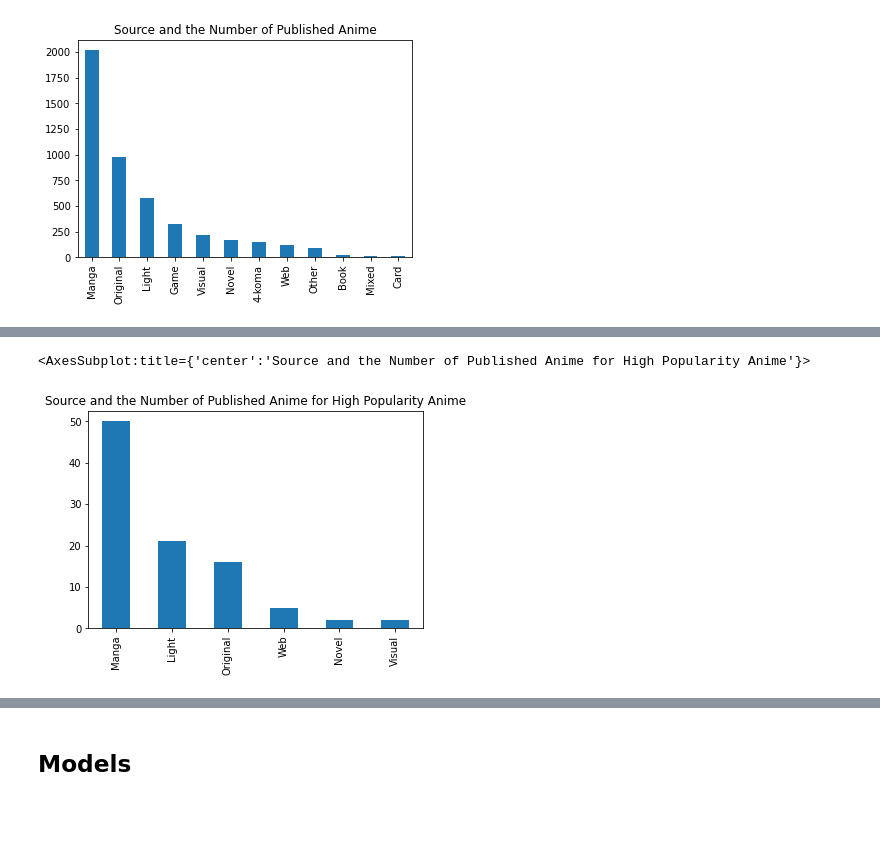
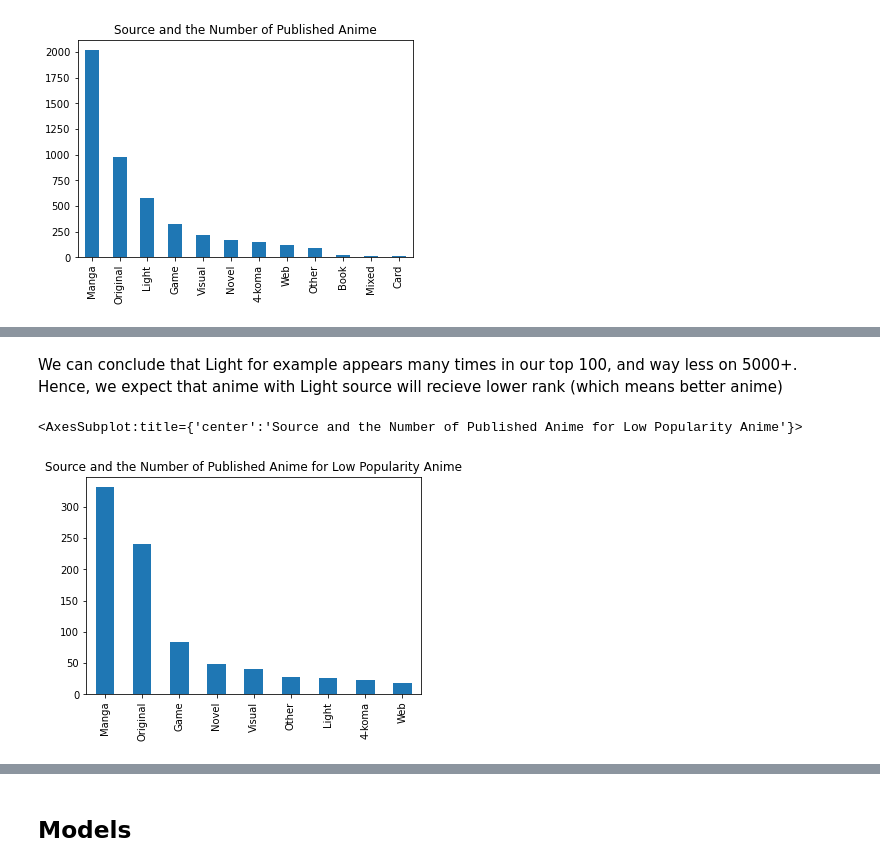
Before and after one commit to TamirIsCool/DataScIntro, a Jupyter notebook: Classification/WebScraping/prediction_groundwork_for_tommorow.ipynb, the cells around one changed output, grey strips where cells are left out. Cells and saved outputs as stored; diff of their text form; code cells hidden in the pictures; blank space fills up the shorter version.

```diff
--- a/Classification/WebScraping/prediction_groundwork_for_tommorow.ipynb
+++ b/Classification/WebScraping/prediction_groundwork_for_tommorow.ipynb
@@ -391,5 +436,5 @@ source_appearances[source_appearances>10].plot(kind = 'bar')
 # %%
-df_highpop = df[df['Popularity']<100]
+df_highpop = df[df['Popularity']>5000]
 df_highpop
 # %% [output]
 |  | Title | MAL Id | Type | Number of Episodes | Episode Duration | Studios | Source Type | Genres | ... |
@@ -408,7 +453,9 @@ df_highpop
+# %% [markdown]
+We can conclude that Light for example appears many times in our top 100, and way less on 5000+. Hence, we expect that anime with Light source will recieve lower rank (which means better anime)
 # %%
-plt.title('Source and the Number of Published Anime for High Popularity Anime')
+plt.title('Source and the Number of Published Anime for Low Popularity Anime')
 source_appearances = df_highpop['Source Type'].value_counts()
-source_appearances[source_appearances>0].plot(kind = 'bar')
+source_appearances[source_appearances>10].plot(kind = 'bar')
 # %% [output]
-<AxesSubplot:title={'center':'Source and the Number of Published Anime for High Popularity Anime'}>
+<AxesSubplot:title={'center':'Source and the Number of Published Anime for Low Popularity Anime'}>
-[figure, old version]
+[figure, new version]
```
Also changed, not shown: parts of 22 cells of this notebook.
